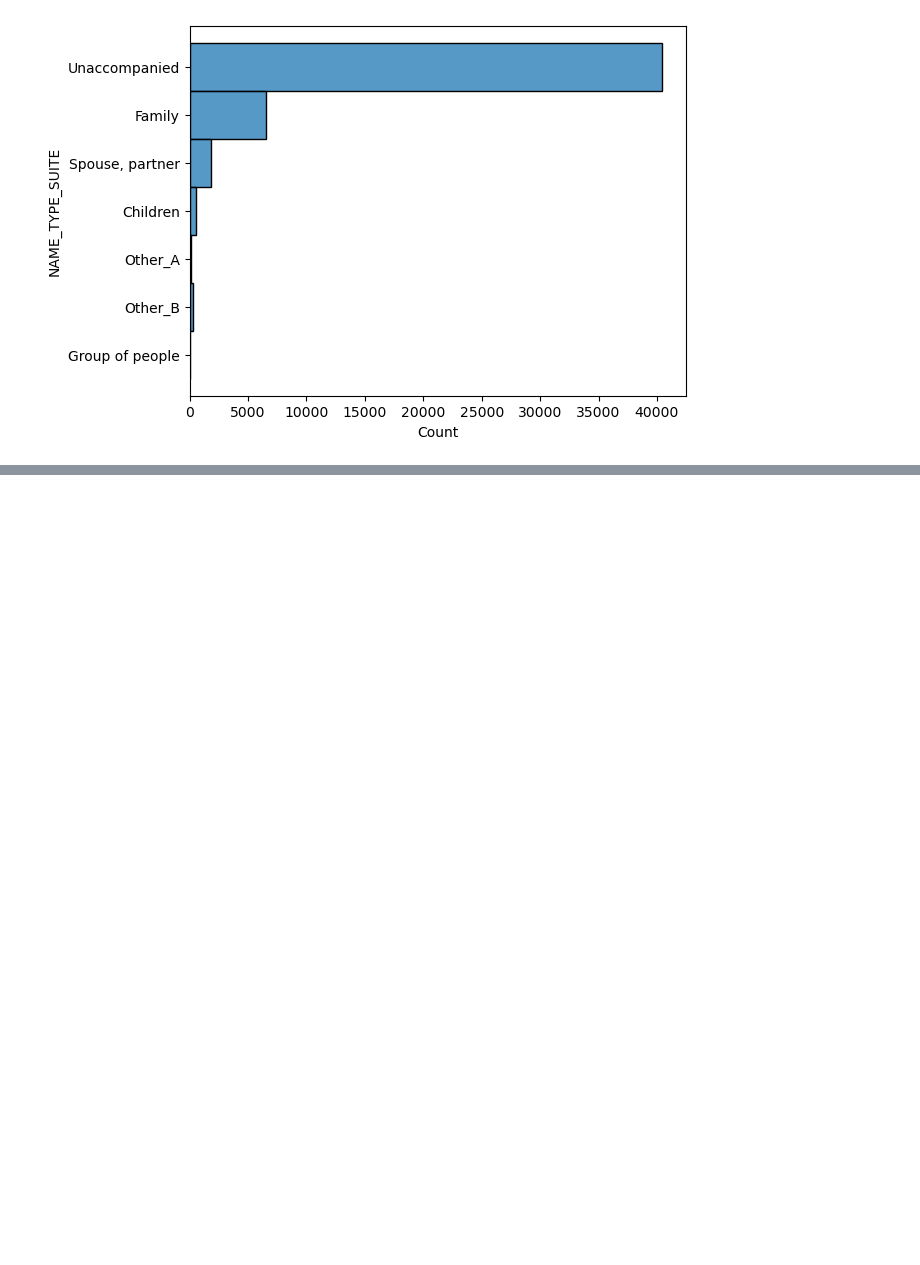
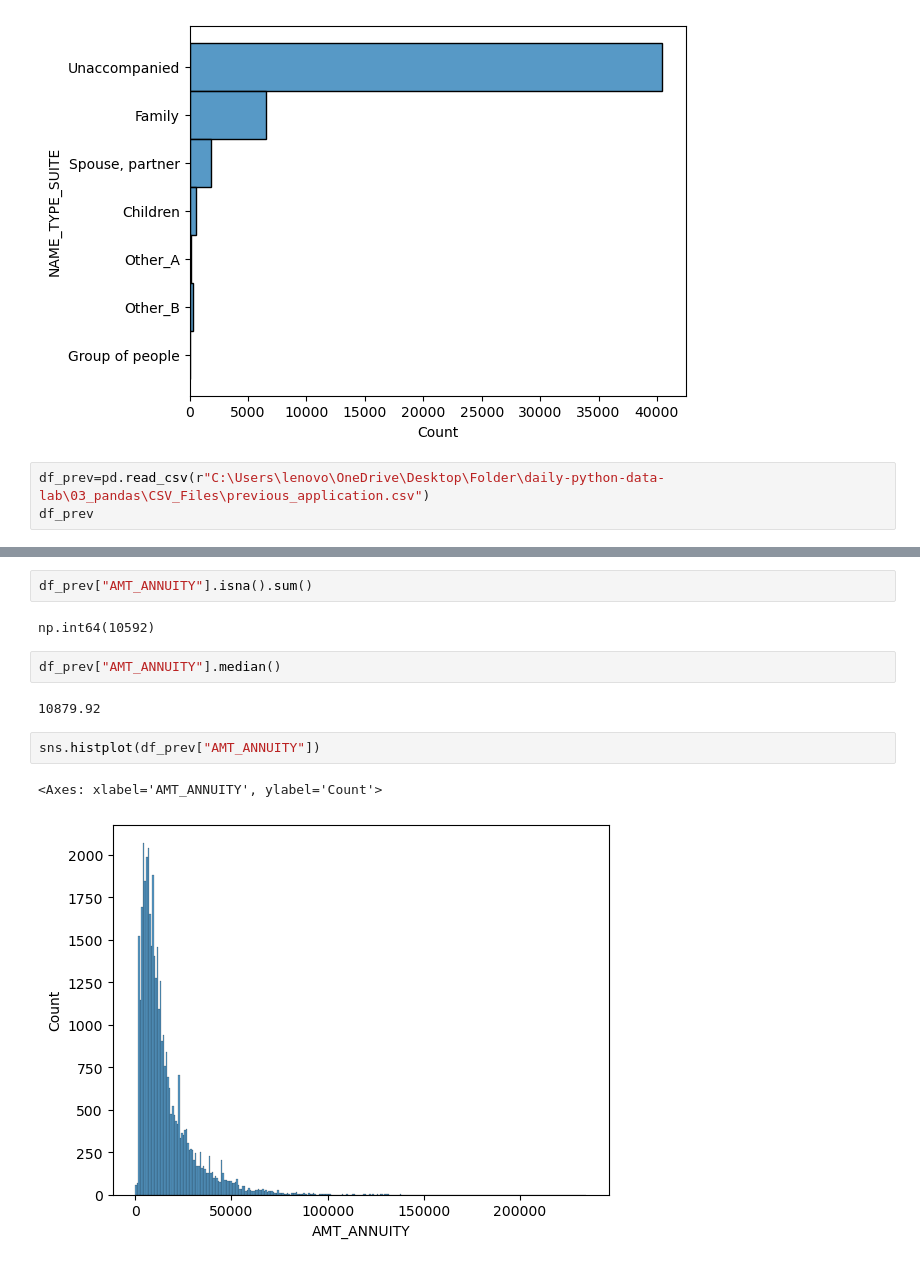
Before and after one commit to Rider-04/daily-python-data-lab, a Jupyter notebook: 03_pandas/Pandas_Practice.ipynb, the cells around one changed output, grey strips where cells are left out. Drawn from its saved outputs; the diff is of its cells as text; blank space fills up the shorter version.

Commit message:
Practiced some Charts

```diff
--- a/03_pandas/Pandas_Practice.ipynb
+++ b/03_pandas/Pandas_Practice.ipynb
@@ -58,3 +58,6 @@ for index,values in enumerate(mode):
 137
 36
 [figure]
+# %%
+df_prev=pd.read_csv(r"C:\Users\lenovo\OneDrive\Desktop\Folder\daily-python-data-lab\03_pandas\CSV_Files\previous_application.csv")
+df_prev
@@ -60,0 +125,13 @@ for index,values in enumerate(mode):
+# %%
+df_prev["AMT_ANNUITY"].isna().sum()
+# %% [output]
+np.int64(10592)
+# %%
+df_prev["AMT_ANNUITY"].median()
+# %% [output]
+10879.92
+# %%
+sns.histplot(df_prev["AMT_ANNUITY"])
+# %% [output]
+<Axes: xlabel='AMT_ANNUITY', ylabel='Count'>
+[figure, added]
```
Also changed, not shown: parts of 17 cells of this notebook, 1 other file.
